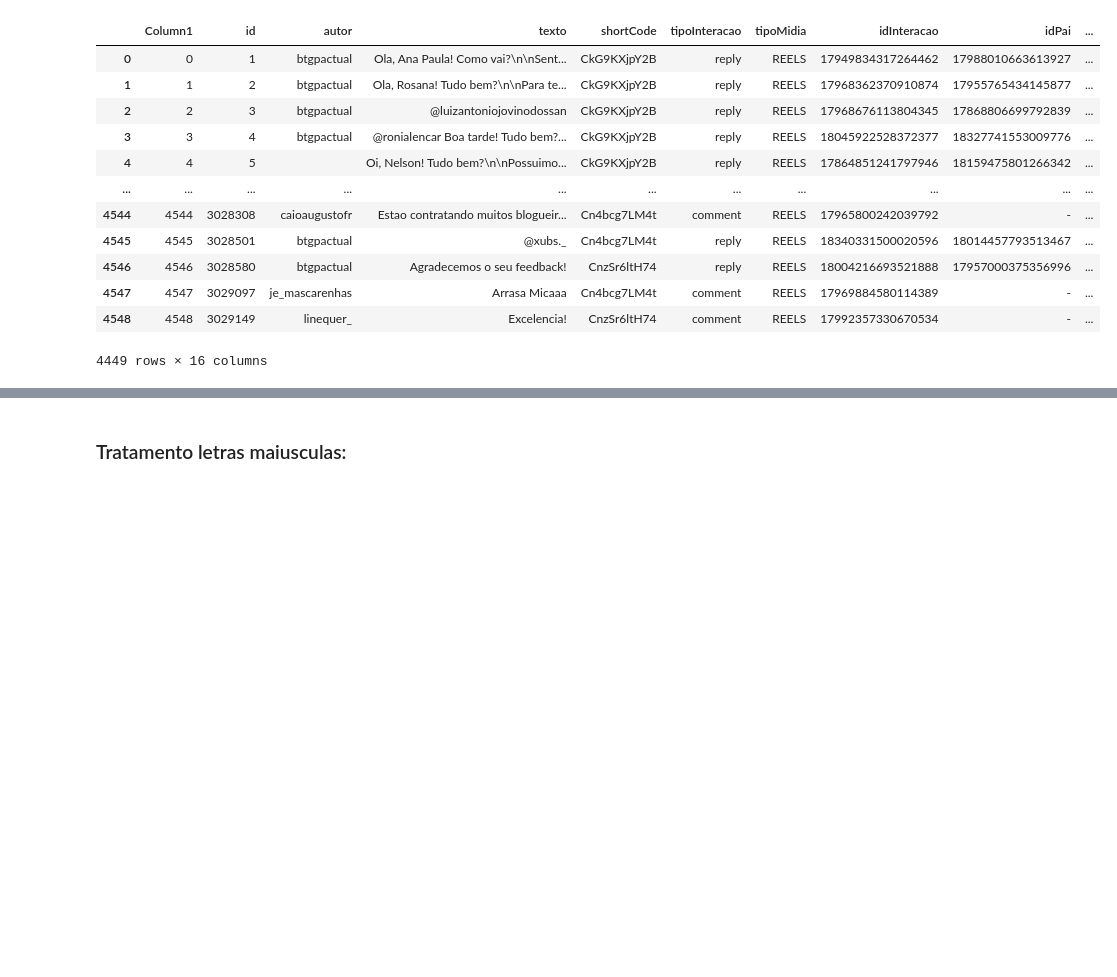
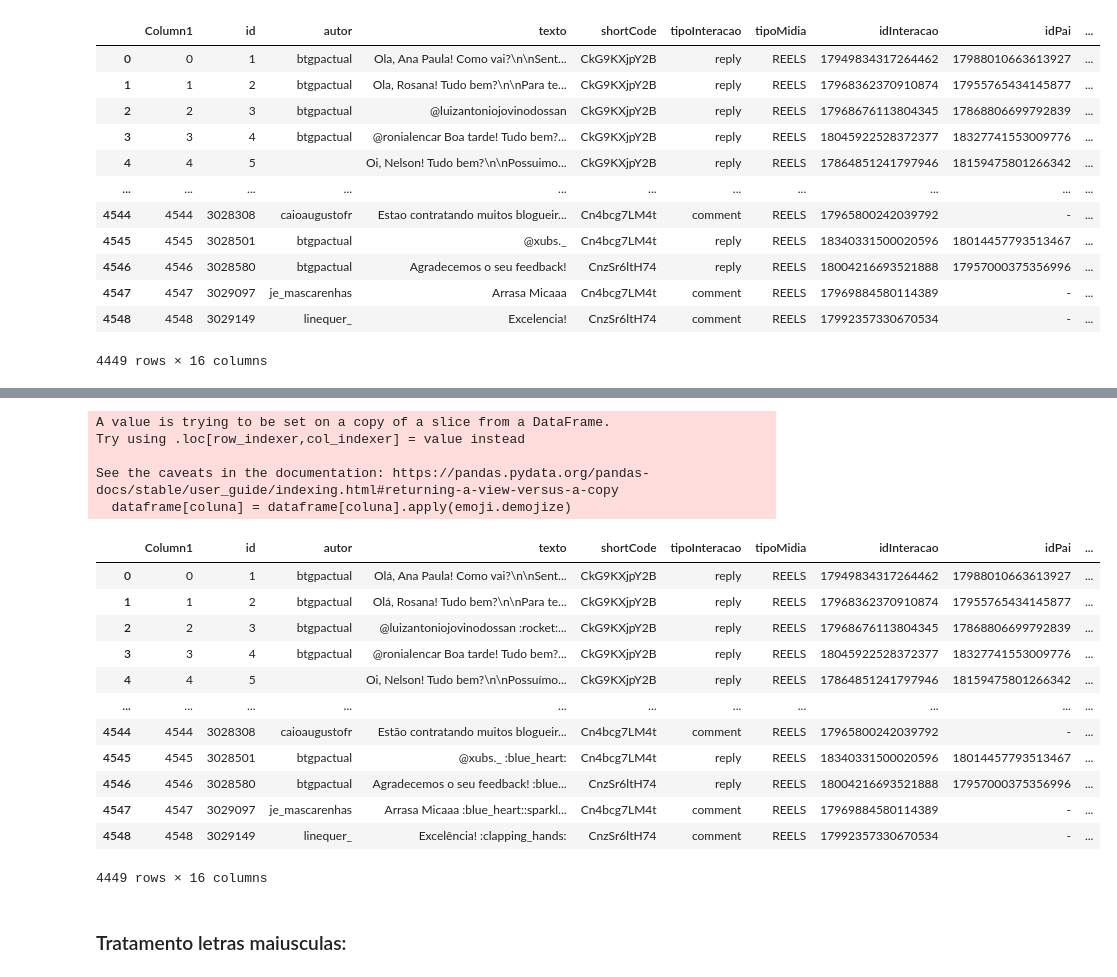
Before and after one commit to 2023M6T4-Inteli/Projeto01, a Jupyter notebook: src/notebook/Codigos_colab_individuais/ModeloPLN.ipynb, the cells around one changed output, grey strips where cells are left out. Cells and saved outputs as stored; diff of their text form; code cells hidden in the pictures; blank space fills up the shorter version.

Commit message:
Função de conversão de emojis adicionada

```diff
--- a/src/notebook/Codigos_colab_individuais/ModeloPLN (1).ipynb
+++ b/src/notebook/Codigos_colab_individuais/ModeloPLN.ipynb
@@ -128,3 +153,31 @@ removeAcento(df)
+# %%
+# Função para converter emojis em texto.
+# A função recebe dois argumentos. O dataframe e a coluna a ser tratada, e retorna o dataframe.
+def converte_emojis(dataframe, coluna):
+    dataframe[coluna] = dataframe[coluna].apply(emoji.demojize)
+    return dataframe
+# %%
+# Teste isolado da função converter emoji em texto
+converte_emojis(df, 'texto')
+# %% [output]
+A value is trying to be set on a copy of a slice from a DataFrame.
+Try using .loc[row_indexer,col_indexer] = value instead
+
+See the caveats in the documentation: https://pandas.pydata.org/pandas-docs/stable/user_guide/indexing.html#returning-a-view-versus-a-copy
+  dataframe[coluna] = dataframe[coluna].apply(emoji.demojize)
+|  | Column1 | id | autor | texto | shortCode | tipoInteracao | tipoMidia | idInteracao | idPai | ... |
+| 0 | 0 | 1 | btgpactual | Olá, Ana Paula! Como vai?\n\nSent... | CkG9KXjpY2B | reply | REELS | 17949834317264462 | 17988010663613927 | ... |
+| 1 | 1 | 2 | btgpactual | Olá, Rosana! Tudo bem?\n\nPara te... | CkG9KXjpY2B | reply | REELS | 17968362370910874 | 17955765434145877 | ... |
+| 2 | 2 | 3 | btgpactual | @luizantoniojovinodossan :rocket:... | CkG9KXjpY2B | reply | REELS | 17968676113804345 | 17868806699792839 | ... |
+| 3 | 3 | 4 | btgpactual | @ronialencar Boa tarde! Tudo bem?... | CkG9KXjpY2B | reply | REELS | 18045922528372377 | 18327741553009776 | ... |
+| 4 | 4 | 5 |  | Oi, Nelson! Tudo bem?\n\nPossuímo... | CkG9KXjpY2B | reply | REELS | 17864851241797946 | 18159475801266342 | ... |
+| ... | ... | ... | ... | ... | ... | ... | ... | ... | ... | ... |
+| 4544 | 4544 | 3028308 | caioaugustofr | Estão contratando muitos blogueir... | Cn4bcg7LM4t | comment | REELS | 17965800242039792 | - | ... |
+| 4545 | 4545 | 3028501 | btgpactual | @xubs._ :blue_heart: | Cn4bcg7LM4t | reply | REELS | 18340331500020596 | 18014457793513467 | ... |
+| 4546 | 4546 | 3028580 | btgpactual | Agradecemos o seu feedback! :blue... | CnzSr6ltH74 | reply | REELS | 18004216693521888 | 17957000375356996 | ... |
+| 4547 | 4547 | 3029097 | je_mascarenhas | Arrasa Micaaa :blue_heart::sparkl... | Cn4bcg7LM4t | comment | REELS | 17969884580114389 | - | ... |
+| 4548 | 4548 | 3029149 | linequer_ | Excelência! :clapping_hands: | CnzSr6ltH74 | comment | REELS | 17992357330670534 | - | ... |
+4449 rows × 16 columns
 # %% [markdown]
 ### Tratamento letras maiusculas:
 # %% [markdown]
```
Also changed, not shown: parts of 10 cells of this notebook.
